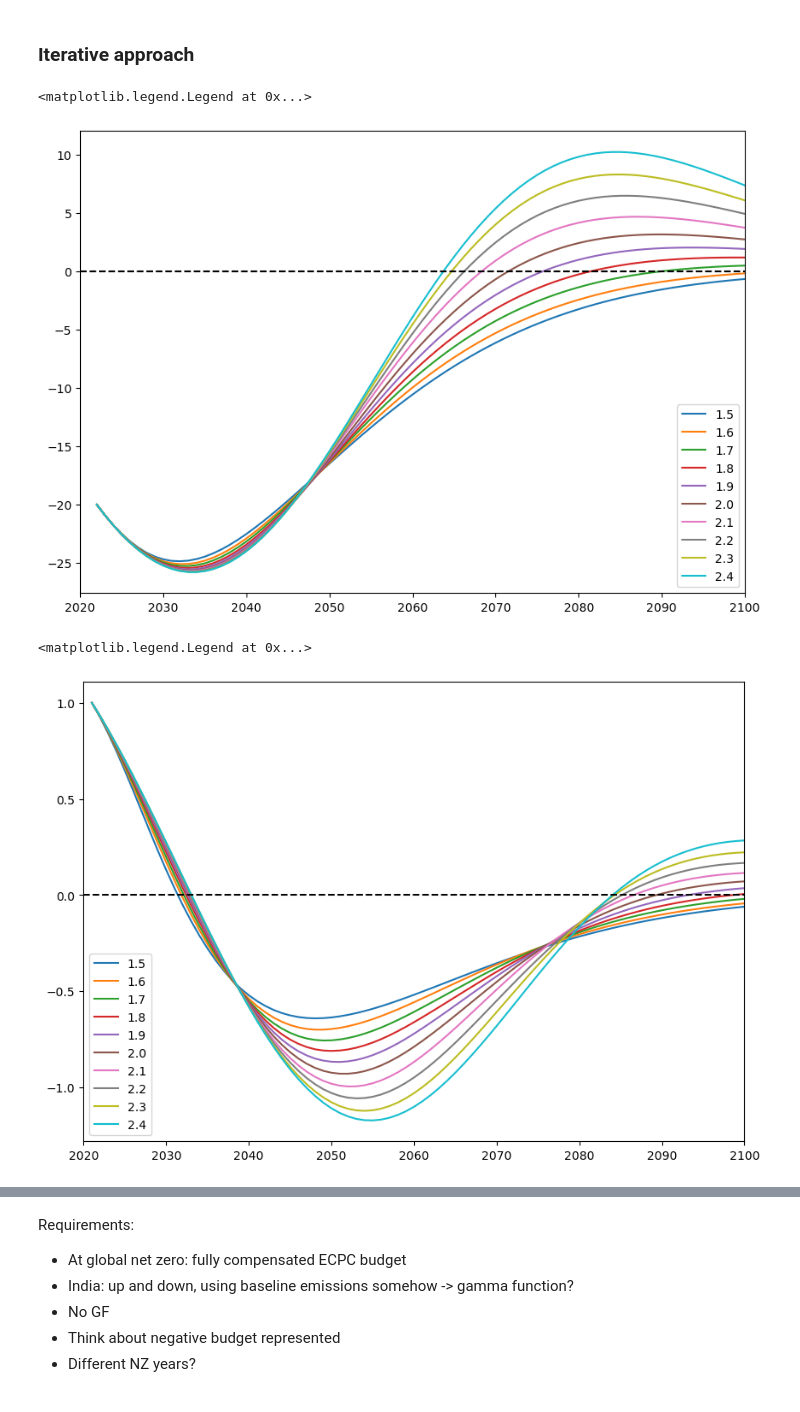
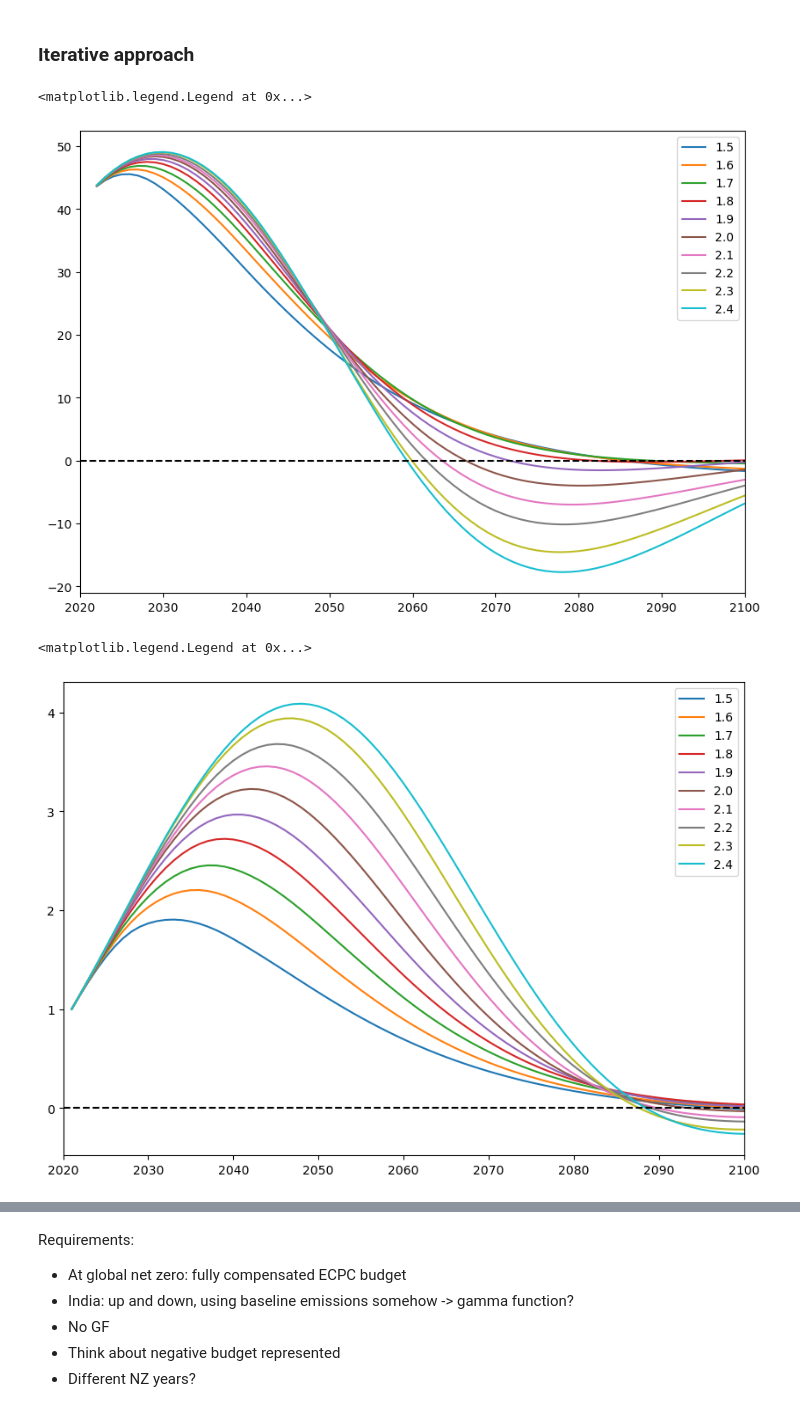
Before and after one commit to imagepbl/effort-sharing, a Jupyter notebook: Main.ipynb, the cells around one changed output, grey strips where cells are left out. Saved outputs shown, nothing was run; the diff lists cells and outputs as text; code cells hidden in the pictures.

```diff
--- a/Main.ipynb
+++ b/Main.ipynb
@@ -122,0 +117,19 @@ for startyear in [1990]:
+# %%
+fig, (ax, ax2) = plt.subplots(1, 2, figsize=(20, 7))
+reg = 'IND'
+for T in xr_ecpc_alloc.Temperature:
+    y, = ax.plot(xr_ecpc_alloc.Time, xr_ecpc_alloc.sel(Region=reg, Temperature=T), label=float(T))
+    y, = ax2.plot(xr_ecpc_alloc.Time, xr_ecpc_alloc.sel(Region='USA', Temperature=T), label=float(T))
+#     plt.plot(xr_all2.Time, xr_all2.sel(Region=reg) / xr_all2.sel(Region=reg, Time=2021), '.', c=y.get_color())
+# plt.plot(xr_all2.Time, xr_all2.sel(Region=self.countries_iso).sum(dim='Region') / xr_all2.sel(Region=self.countries_iso).sum(dim='Region').sel(Time=2021), label='Sum of countries', lw=3, color='black')
+#plt.plot(self.xr_total.Time, self.xr_total.GHG_globe.sel(Temperature=1.6, Risk=0.5,NegEmis=0.5, NonCO2red=0.5, Timing='Immediate') / self.xr_total.GHG_globe.sel(Time=2021, Temperature=1.6, Risk=0.5,NegEmis=0.5, NonCO2red=0.5, Timing='Immediate'), label='Earth', lw=1, color='grey', ls='--')
+ax.plot([2020, 2100], [0, 0], 'k--')
+ax2.plot([2020, 2100], [0, 0], 'k--')
+
+ax.set_xlim([2020, 2100])
+ax2.set_xlim([2020, 2100])
+ax.axvline(x=conv_year, color='black', linestyle='--')
+ax2.axvline(x=conv_year, color='black', linestyle='--')
+ax.set_title('India')
+ax2.set_title('USA')
+plt.legend()
@@ -146,16 +162,17 @@ for t in range(79):
     allocation_prev2 = allocation_i
     change_prev = change
     additional_share = globe_new*self.xr_total.Population.sel(Time=2022+t).mean(dim='Scenario') / self.xr_total.Population.sel(Time=2022+t, Region='EARTH').mean(dim='Scenario')
-    historical_leftover = historical_leftover - allocation_i #+ additional_share
+    historical_leftover = historical_leftover - allocation_i + additional_share
 
     hist_term = historical_leftover
-    hist_term = hist_term#(hist_term - historical_leftover_0.sel(Region=self.countries_iso).median(dim='Region'))
+    hist_term = (hist_term - historical_leftover_0.sel(Region=self.countries_iso).median(dim='Region'))
     #hist_term = xr.where(hist_term < 0, hist_term*0.7, hist_term)
     #hist_term = hist_term.where(allocation_prev2 > 0, 0)
     #sum_hist_term = hist_term.sel(Region=self.countries_iso).sum(dim='Region')
     #if t > 0: print(float(sum_hist_term.sel(Temperature=1.6)))
 
     pre_check = globe_new / globe_0 * allocation_i + hist_term / (2050-2021) #*np.exp(-(80-t))/24 # Time scale of depletion of debt by 2050 (requires convergence year)
+
 
     # Make sure that pre_check does not differ too dramatically
     change = (pre_check - allocation_prev2)
@@ -167,7 +184,7 @@ for t in range(79):
     change = pre_check - allocation_prev2
 
     # Make sure that pre_check always goes down (or constant) if already negative
-    #pre_check = pre_check.where((pre_check < allocation_prev2) | (pre_check > 0), allocation_prev2) #On or off?
+    pre_check = pre_check.where((pre_check < allocation_prev2) | (pre_check > 0), allocation_prev2) #On or off?
     #pre_check.loc[(pre_check > allocation_prev2) & (pre_check < 0)] = allocation_prev2.loc[(pre_check > allocation_prev2) & (pre_check < 0)] #On or off?
 
     # Do the check if the sum is correct
@@ -193,7 +210,7 @@ allocs_fracs = emis_start / emis_start.sel(Region='EARTH')
 xr_ecpc_alloc = xr_ecpc_alloc_raw #- diff_xr * allocs_fracs# / emis_start.sel(Region='EARTH')
 # %%
 fig, ax = plt.subplots(figsize=(10, 7))
-reg = 'NLD'
+reg = 'IND'
 for T in xr_ecpc_alloc.Temperature:
     y, = plt.plot(xr_hist.Time, xr_hist.sel(Region=reg, Temperature=T) / emis_start.sel(Region=reg), label=float(T))
 #     plt.plot(xr_all2.Time, xr_all2.sel(Region=reg) / xr_all2.sel(Region=reg, Time=2021), '.', c=y.get_color())
@@ -204,21 +221,21 @@ plt.xlim([2020, 2100])
 plt.legend()
 # %% [output]
 <matplotlib.legend.Legend at 0x...>
-[figure, old version]
+[figure, new version]
 # %%
 fig, ax = plt.subplots(figsize=(10, 7))
-reg = 'NLD'
+reg = 'IND'
 for T in xr_ecpc_alloc.Temperature:
     y, = plt.plot(xr_ecpc_alloc.Time, xr_ecpc_alloc.sel(Region=reg, Temperature=T) / xr_ecpc_alloc.sel(Region=reg, Time=2021, Temperature=T), label=float(T))
 #     plt.plot(xr_all2.Time, xr_all2.sel(Region=reg) / xr_all2.sel(Region=reg, Time=2021), '.', c=y.get_color())
 # plt.plot(xr_all2.Time, xr_all2.sel(Region=self.countries_iso).sum(dim='Region') / xr_all2.sel(Region=self.countries_iso).sum(dim='Region').sel(Time=2021), label='Sum of countries', lw=3, color='black')
 #plt.plot(self.xr_total.Time, self.xr_total.GHG_globe.sel(Temperature=1.6, Risk=0.5,NegEmis=0.5, NonCO2red=0.5, Timing='Immediate') / self.xr_total.GHG_globe.sel(Time=2021, Temperature=1.6, Risk=0.5,NegEmis=0.5, NonCO2red=0.5, Timing='Immediate'), label='Earth', lw=1, color='grey', ls='--')
 plt.plot([2020, 2100], [0, 0], 'k--')
 plt.xlim([2020, 2100])
 plt.legend()
 # %% [output]
 <matplotlib.legend.Legend at 0x...>
-[figure, old version]
+[figure, new version]
 # %%
 T = 2.0
 fig, ax = plt.subplots(figsize=(10, 7))
```
Also changed, not shown: parts of 8 cells of this notebook, 1 other file.
